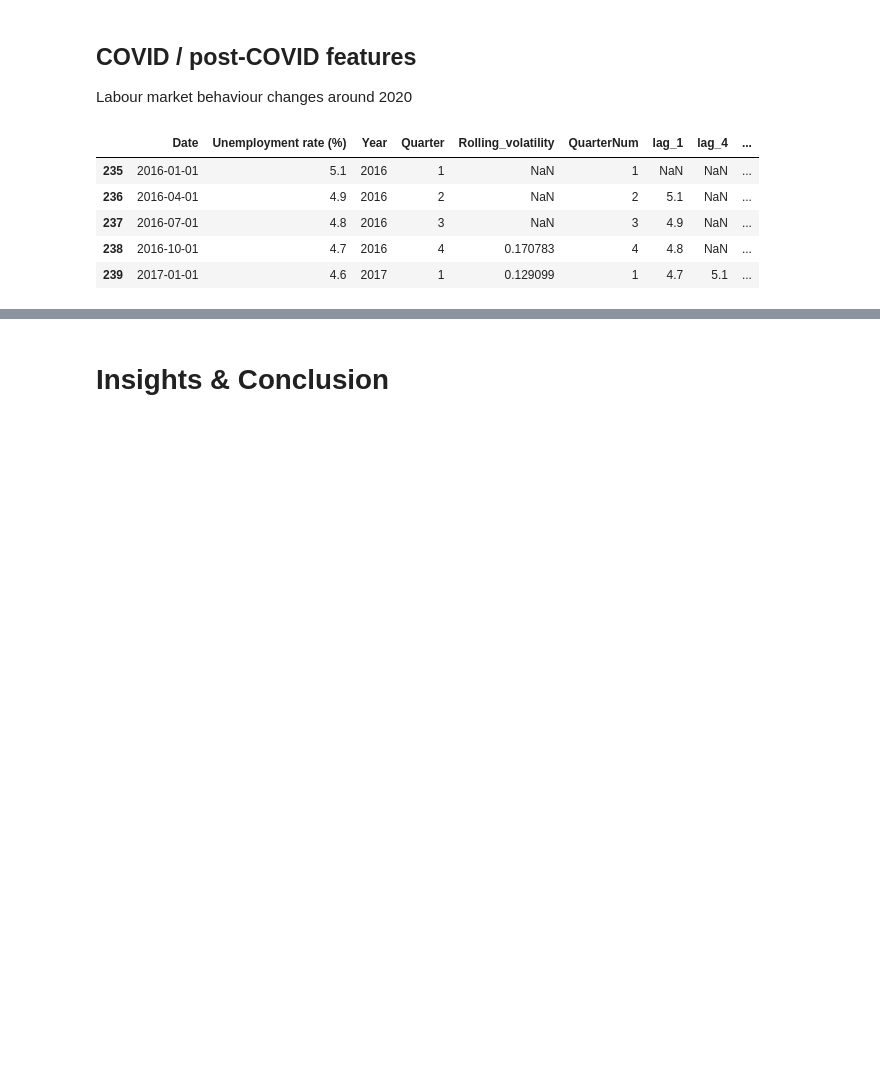
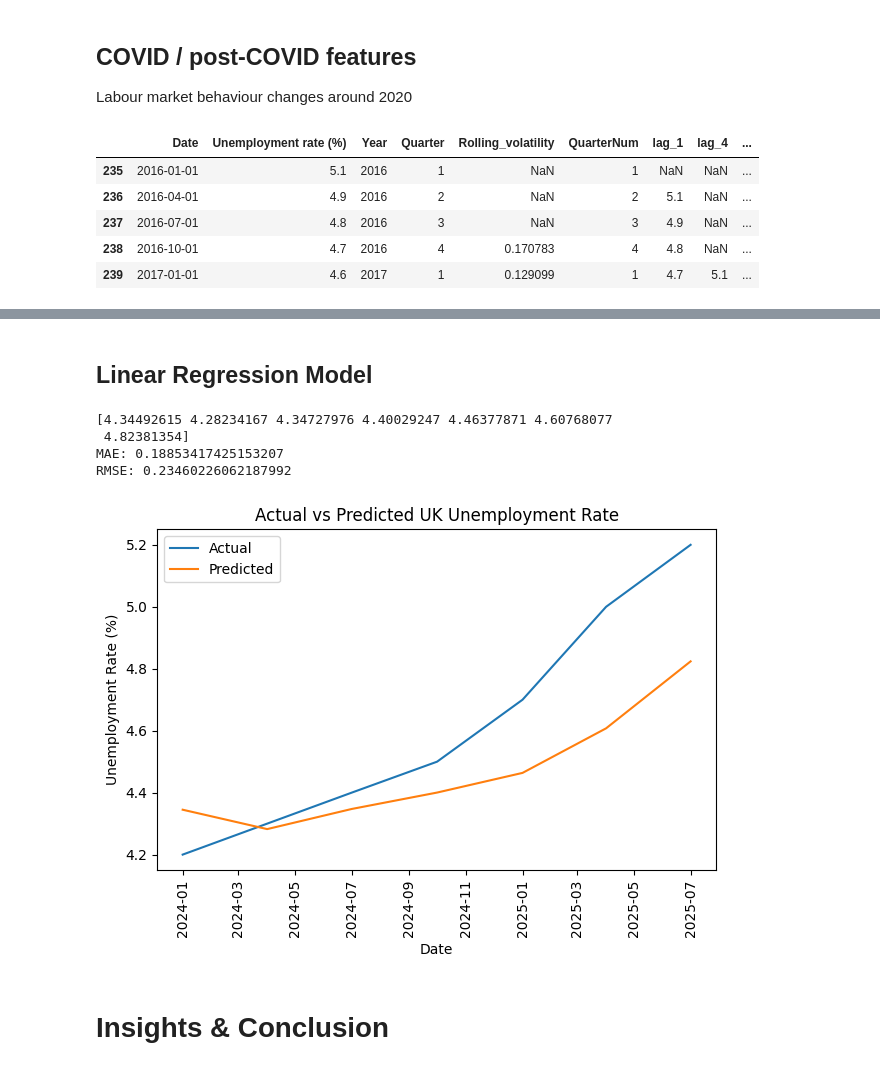
Before and after one commit to neer-shah/UK-unemployment-2026, a Jupyter notebook: main.ipynb, the cells around one changed output, grey strips where cells are left out. Saved outputs shown, nothing was run; the diff lists cells and outputs as text; code cells hidden in the pictures; blank space fills up the shorter version.

Commit message:
Linear Regression Model
Added this to review the predicted regression line compared to the actual

```diff
--- a/main.ipynb
+++ b/main.ipynb
@@ -260,7 +260,7 @@ quarterly_df.head()
 # %% [markdown]
 ## Quarter-on-quarter change
 # %%
-quarterly_df["qoq_pct_change (%)"] = quarterly_df["Unemployment rate (%)"].pct_change(1) * 100
+quarterly_df["qoq_change"] = quarterly_df["Unemployment rate (%)"].diff()
 quarterly_df.head()
 # %% [output]
 |  | Date | Unemployment rate (%) | Year | Quarter | Rolling_volatility | QuarterNum | lag_1 | lag_4 | ... |
@@ -321,0 +322,3 @@ quarterly_df.head()
+# %%
+# create a target column
+quarterly_df["target_next_q"] = quarterly_df["Unemployment rate (%)"].shift(-1)
@@ -322,2 +348,51 @@ quarterly_df.head()
+# %%
+# using an ordered split to split the time-series data
+split_idx = int(len(model_df) * 0.8)
+
+X_train = X.iloc[:split_idx]
+X_test = X.iloc[split_idx:]
+
+y_train = y.iloc[:split_idx]
+y_test = y.iloc[split_idx:]
+# %% [markdown]
+## Linear Regression Model
+# %%
+from sklearn.linear_model import LinearRegression
+
+linear_model = LinearRegression()
+linear_model.fit(X_train, y_train)
+
+y_pred = linear_model.predict(X_test)
+print(y_pred)
+
+# Evaluate
+from sklearn.metrics import mean_absolute_error, mean_squared_error
+import numpy as np
+
+mae = mean_absolute_error(y_test, y_pred)
+rmse = np.sqrt(mean_squared_error(y_test, y_pred))
+
+print("MAE:", mae)
+print("RMSE:", rmse)
+# %% [output]
+[4.34492615 4.28234167 4.34727976 4.40029247 4.46377871 4.60768077
+ 4.82381354]
+MAE: 0.18853417425153207
+RMSE: 0.23460226062187992
+# %%
+# comparing the actual vs predicted
+
+plt.figure()
+plt.plot(model_df["Date"].iloc[split_idx:], y_test, label="Actual")
+plt.plot(model_df["Date"].iloc[split_idx:], y_pred, label="Predicted")
+plt.xlabel("Date")
+plt.ylabel("Unemployment Rate (%)")
+plt.title("Actual vs Predicted UK Unemployment Rate")
+plt.legend()
+plt.xticks(rotation=90)
+plt.tight_layout()
+plt.show()
+# %% [output]
+[figure, added]
 # %% [markdown]
 # Insights & Conclusion
```
Also changed, not shown: parts of 4 cells of this notebook.
